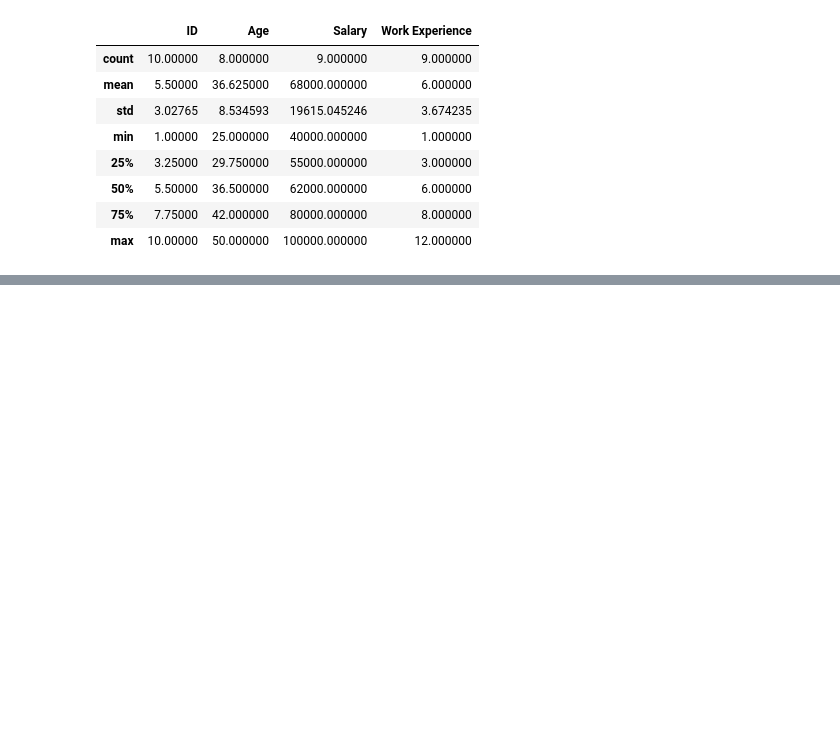
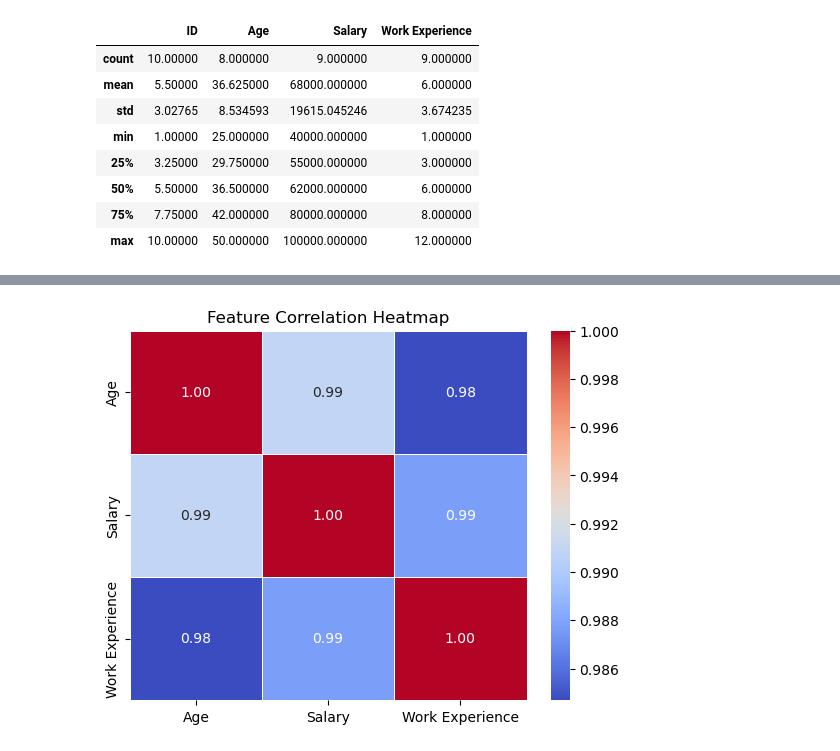
Before and after one commit to dinaeshsugumaran/MLOps, a Jupyter notebook: Practice/Python_practice/Feature_Engineering/feature_engineering_practice_exercise_2.ipynb, the cells around one changed output, grey strips where cells are left out. Cells and saved outputs as stored; diff of their text form; code cells hidden in the pictures; blank space fills up the shorter version.

```diff
--- a/Practice/Python_practice/Feature_Engineering/feature_engineering_practice_exercise_2.ipynb
+++ b/Practice/Python_practice/Feature_Engineering/feature_engineering_practice_exercise_2.ipynb
@@ -68,0 +246,9 @@ dtype: int64
+# %%
+# Compute correlation matrix
+corr_matrix = df_copy[['Age','Salary','Work Experience']].corr()  # Exclude non-numeric column
+
+# Create a heatmap
+sns.heatmap(corr_matrix, annot=True, cmap="coolwarm", fmt=".2f", linewidths=0.5)
+plt.title("Feature Correlation Heatmap")
+plt.show()
+# %% [output]
@@ -68,0 +258 @@ dtype: int64
+[figure, added]
```
Also changed, not shown: parts of 38 cells of this notebook, 2 other files.
